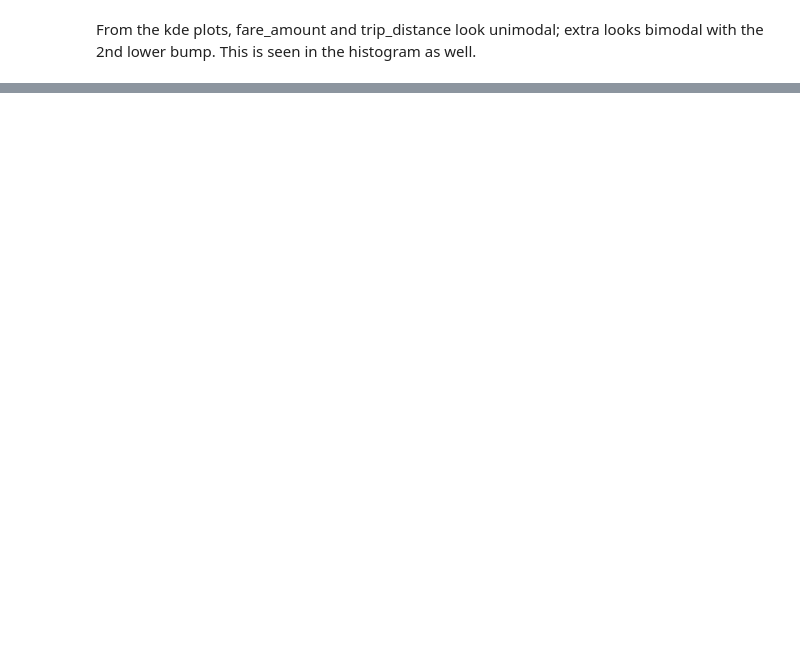
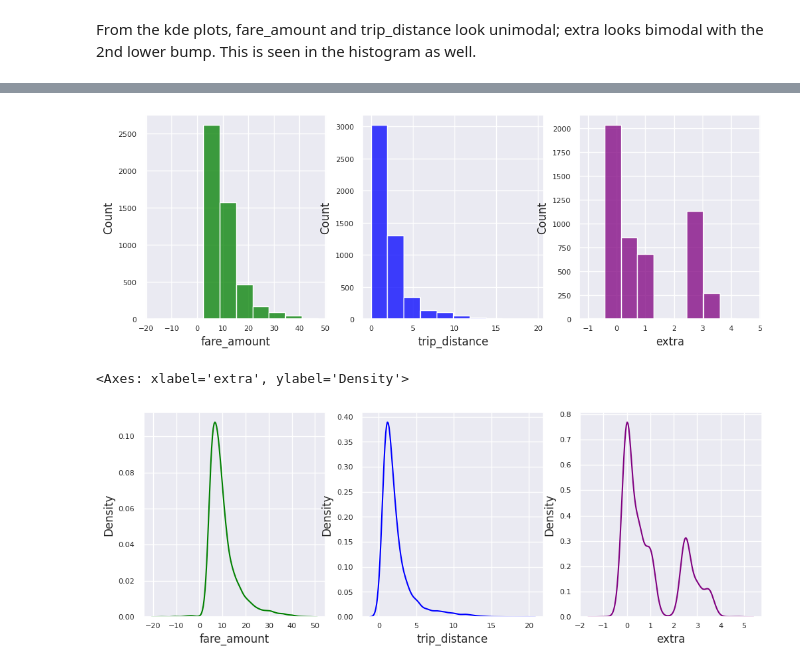
Before and after one commit to seecode4/seeRepo1, a Jupyter notebook: Student_MLE_MiniProject_EDA.ipynb, the cells around one changed output, grey strips where cells are left out. Drawn from its saved outputs; the diff is of its cells as text; code cells hidden in the pictures; blank space fills up the shorter version.

```diff
--- a/Student_MLE_MiniProject_EDA.ipynb
+++ b/Student_MLE_MiniProject_EDA.ipynb
@@ -403,0 +461,19 @@ From the kde plots, fare_amount and trip_distance look unimodal; extra looks bim
+# %%
+# create histograms based on df_nsamp_do
+fig, ax = plt.subplots(1, 3, figsize=(12,4))
+plt.rcParams.update({'axes.titlesize': 'medium', 'axes.labelsize':'medium',
+                     'ytick.labelsize': 8, 'xtick.labelsize': 8,
+                     'xtick.direction': 'inout'})
+sns.histplot(data=df_nsamp_do, x='fare_amount', bins=10, color='green', ax=ax[0])
+sns.histplot(data=df_nsamp_do, x='trip_distance', bins=10, color='blue', ax=ax[1])
+sns.histplot(data=df_nsamp_do, x='extra', bins=10, color='purple', ax=ax[2])
+plt.show()
+# create kdeplot based on df_nsamp_do
+fig, ax = plt.subplots(1, 3, figsize=(12,4))
+sns.kdeplot(data=df_nsamp_do, x='fare_amount', color='green', ax=ax[0])
+sns.kdeplot(data=df_nsamp_do, x='trip_distance', color='blue', ax=ax[1])
+sns.kdeplot(data=df_nsamp_do, x='extra', color='purple', ax=ax[2])
+# %% [output]
+[figure, added]
+<Axes: xlabel='extra', ylabel='Density'>
+[figure, added]
```
Also changed, not shown: parts of 7 cells of this notebook.
